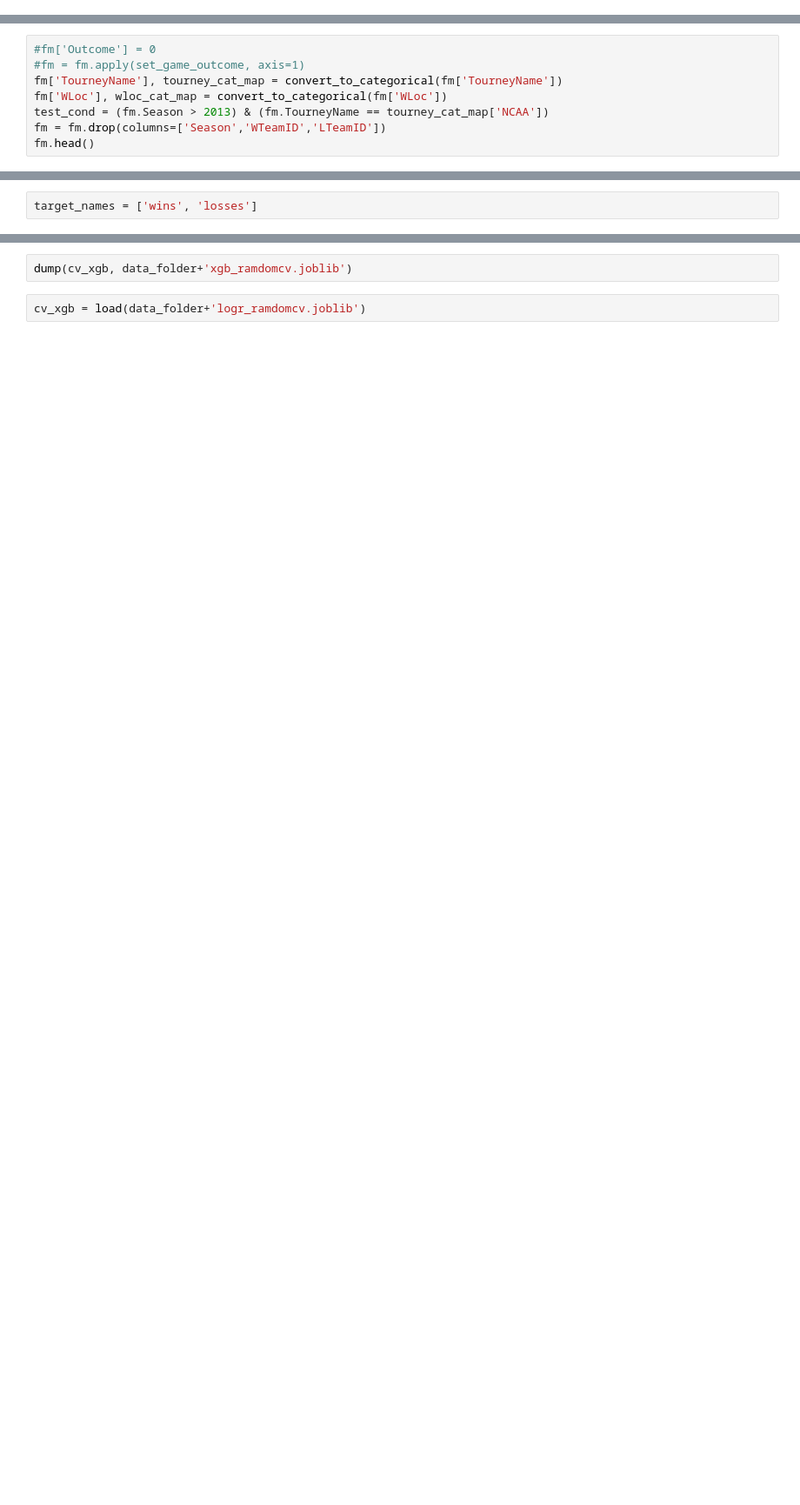
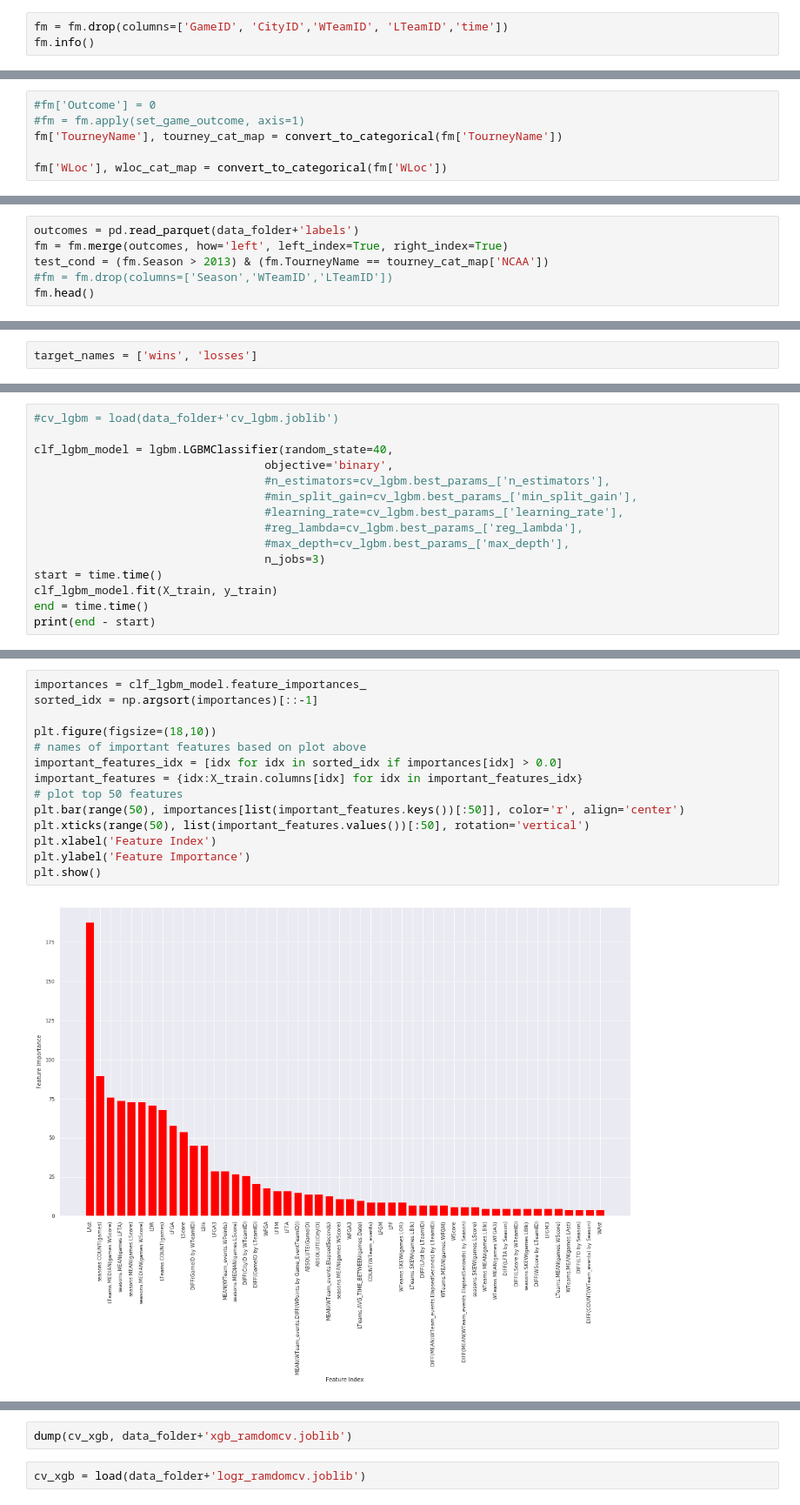
Before and after one commit to sirisurab/ncaa, a Jupyter notebook: notebooks/Feature_Selection.ipynb, the cells around one changed output, grey strips where cells are left out. Shown at 87% size. Saved outputs shown, nothing was run; the diff lists cells and outputs as text; blank space fills up the shorter version.

```diff
--- a/notebooks/Feature_Selection.ipynb
+++ b/notebooks/Feature_Selection.ipynb
@@ -57,0 +84,3 @@ fm.head()
+# %%
+fm = fm.drop(columns=['GameID', 'CityID','WTeamID', 'LTeamID','time'])
+fm.info()
@@ -99,7 +105,5 @@ def convert_to_categorical(series):
 #fm['Outcome'] = 0
 #fm = fm.apply(set_game_outcome, axis=1)
 fm['TourneyName'], tourney_cat_map = convert_to_categorical(fm['TourneyName'])
+
 fm['WLoc'], wloc_cat_map = convert_to_categorical(fm['WLoc'])
-test_cond = (fm.Season > 2013) & (fm.TourneyName == tourney_cat_map['NCAA'])
-fm = fm.drop(columns=['Season','WTeamID','LTeamID'])
-fm.head()
@@ -114,0 +110,6 @@ fm.head()
+# %%
+outcomes = pd.read_parquet(data_folder+'labels')
+fm = fm.merge(outcomes, how='left', left_index=True, right_index=True)
+test_cond = (fm.Season > 2013) & (fm.TourneyName == tourney_cat_map['NCAA'])
+#fm = fm.drop(columns=['Season','WTeamID','LTeamID'])
+fm.head()
@@ -142,0 +153,15 @@ target_names = ['wins', 'losses']
+# %%
+#cv_lgbm = load(data_folder+'cv_lgbm.joblib')
+
+clf_lgbm_model = lgbm.LGBMClassifier(random_state=40,
+                                  objective='binary',
+                                  #n_estimators=cv_lgbm.best_params_['n_estimators'],
+                                  #min_split_gain=cv_lgbm.best_params_['min_split_gain'],
+                                  #learning_rate=cv_lgbm.best_params_['learning_rate'],
+                                  #reg_lambda=cv_lgbm.best_params_['reg_lambda'],
+                                  #max_depth=cv_lgbm.best_params_['max_depth'],
+                                  n_jobs=3)
+start = time.time()
+clf_lgbm_model.fit(X_train, y_train)
+end = time.time()
+print(end - start)
@@ -142,0 +179,16 @@ target_names = ['wins', 'losses']
+# %%
+importances = clf_lgbm_model.feature_importances_
+sorted_idx = np.argsort(importances)[::-1]
+
+plt.figure(figsize=(18,10))
+# names of important features based on plot above
+important_features_idx = [idx for idx in sorted_idx if importances[idx] > 0.0]
+important_features = {idx:X_train.columns[idx] for idx in important_features_idx}
+# plot top 50 features
+plt.bar(range(50), importances[list(important_features.keys())[:50]], color='r', align='center')
+plt.xticks(range(50), list(important_features.values())[:50], rotation='vertical')
+plt.xlabel('Feature Index')
+plt.ylabel('Feature Importance')
+plt.show()
+# %% [output]
+[figure, added]
```
Also changed, not shown: parts of 46 cells of this notebook, 1 other file.
